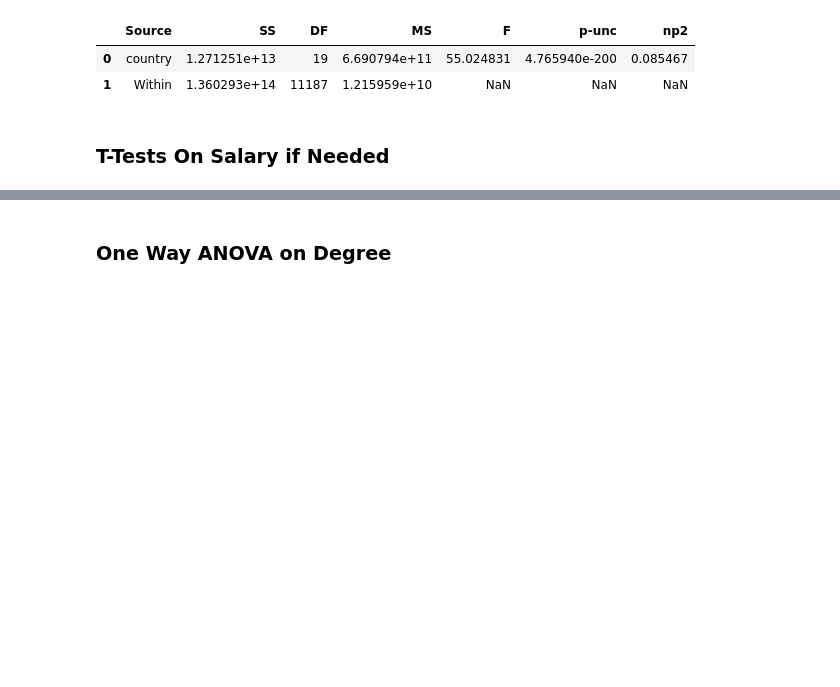
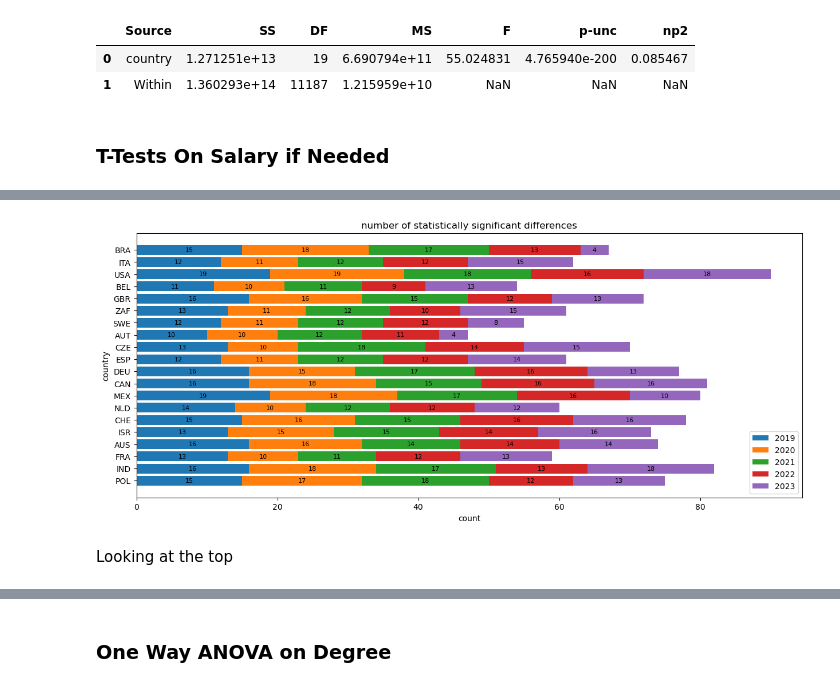
Before and after one commit to lmg1404/data_professionals_analysis, a Jupyter notebook: analysis.ipynb, the cells around one changed output, grey strips where cells are left out. Drawn from its saved outputs; the diff is of its cells as text; code cells hidden in the pictures; blank space fills up the shorter version.

```diff
--- a/analysis.ipynb
+++ b/analysis.ipynb
@@ -567,0 +557,20 @@ while i < 5:
+# %%
+# {year: {country : {country: num}}}
+result = {}
+for year, count_dict in stat_counts.items():
+    counts = []
+    for key, value in count_dict.items():
+        counts.append((key, sum(value.values())))
+    result[year] = counts
+
+transformed_data = {}
+for key, tuples in result.items():
+    for tup in tuples:
+        index, value = tup[0], tup[1]
+        if index not in transformed_data:
+            transformed_data[index] = {}
+        transformed_data[index][key] = value
+
+# Create DataFrame
+working = pd.DataFrame.from_dict(transformed_data, orient='index')
+working
@@ -567,0 +595,35 @@ while i < 5:
+# %%
+fig, ax = plt.subplots(figsize=(15, 6))
+
+bottom = np.zeros(len(result["2019"]))
+for year, tup in result.items():
+    countries, counts = [], []
+    for country, count in tup:
+        countries.append(country)
+        counts.append(count)
+    counts = np.array(counts)
+    ax.barh(countries, counts, label=year, left=bottom)
+    bottom += counts
+
+# https://www.pythoncharts.com/matplotlib/stacked-bar-charts-labels/
+y_offset = -0.55
+for bar in ax.patches:
+  ax.text(
+      bar.get_x() + bar.get_width() / 2,
+      bar.get_height() + bar.get_y() + y_offset,
+      round(bar.get_width()),
+      ha='center',
+      color='k',
+      size=8
+  )
+
+ax.legend(loc="best")
+ax.set_title("number of statistically significant differences")
+ax.set_xlabel('count')
+ax.set_ylabel('country')
+plt.savefig("charts/significant_diffs_by_country.png")
+plt.show()
+# %% [output]
+[figure, added]
+# %% [markdown]
+Looking at the top
```
Also changed, not shown: parts of 12 cells of this notebook, 1 other file.
